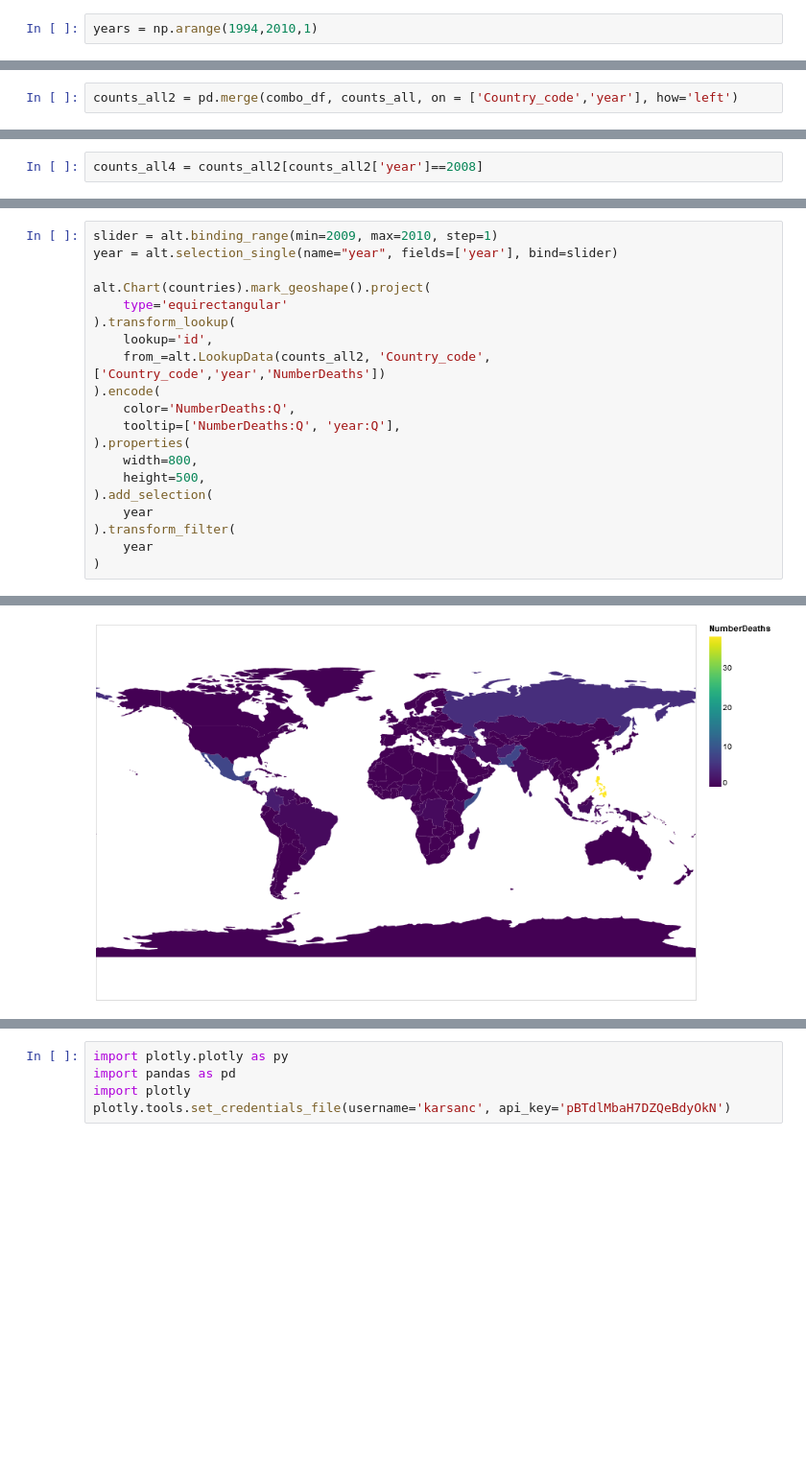
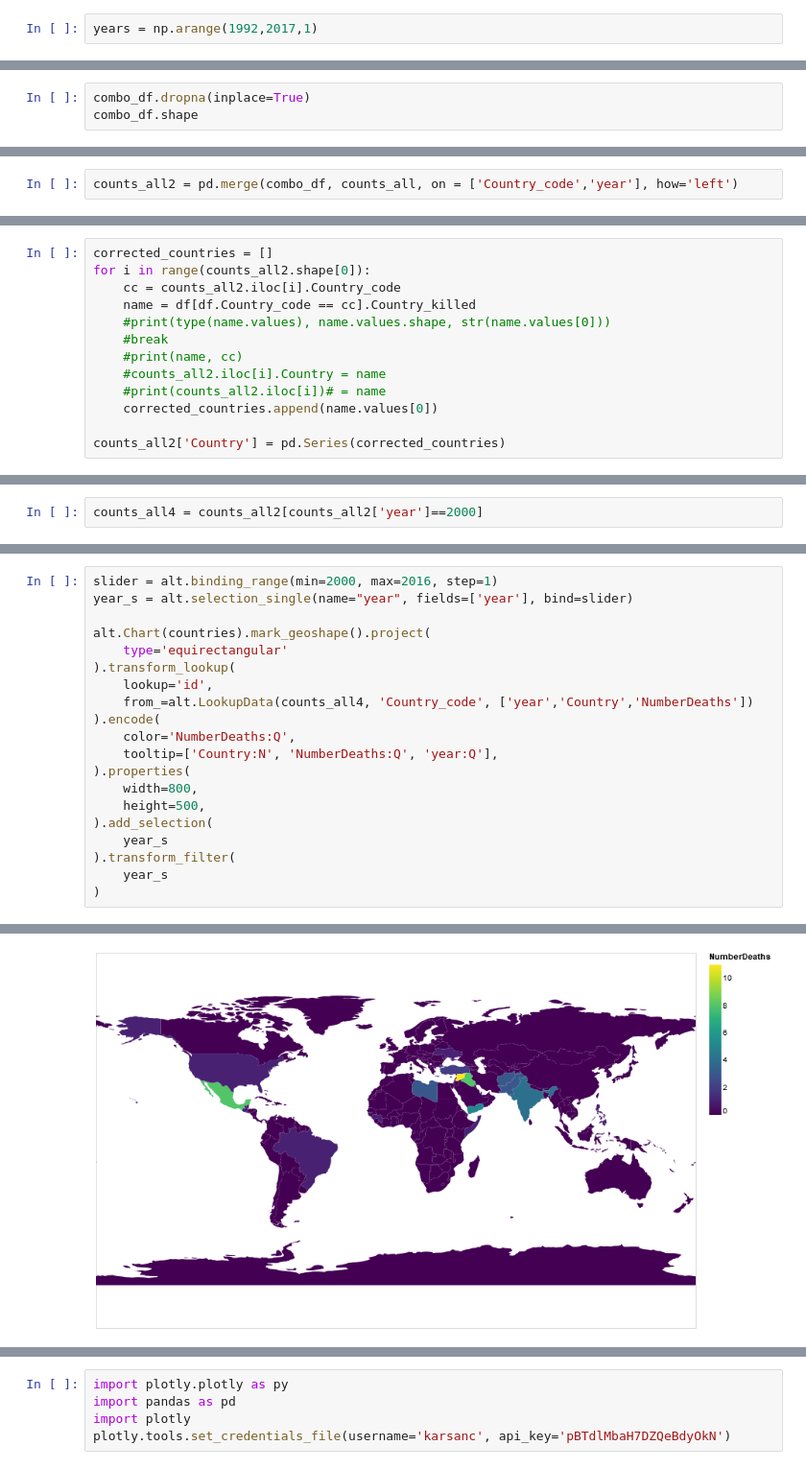
Before and after one commit to seashiva94/data_viz_project, a Jupyter notebook: mapColor.ipynb, the cells around one changed output, grey strips where cells are left out. Shown: that part at 96% size. Drawn from its saved outputs; the diff is of its cells as text; blank space fills up the shorter version.

Commit message:
correct the dataset

```diff
--- a/mapColor.ipynb
+++ b/mapColor.ipynb
@@ -103,5 +103,5 @@ alt.Chart(countries).mark_geoshape().project(
 # %%
-years = np.arange(1994,2010,1)
+years = np.arange(1992,2017,1)
 # %%
 #years = pd.unique(counts_all.year)
 years = pd.DataFrame(years)
@@ -119,0 +137,3 @@ combo_df.head()
+# %%
+combo_df.dropna(inplace=True)
+combo_df.shape
@@ -121,0 +170,13 @@ counts_all2 = pd.merge(combo_df, counts_all, on = ['Country_code','year'], how='
+# %%
+corrected_countries = []
+for i in range(counts_all2.shape[0]):
+    cc = counts_all2.iloc[i].Country_code
+    name = df[df.Country_code == cc].Country_killed
+    #print(type(name.values), name.values.shape, str(name.values[0]))
+    #break
+    #print(name, cc)
+    #counts_all2.iloc[i].Country = name
+    #print(counts_all2.iloc[i])# = name
+    corrected_countries.append(name.values[0])
+
+counts_all2['Country'] = pd.Series(corrected_countries)
@@ -133,2 +203,2 @@ counts_all2 = counts_all2.fillna(0)
 # %%
-counts_all4 = counts_all2[counts_all2['year']==2008]
+counts_all4 = counts_all2[counts_all2['year']==2000]
@@ -137,23 +205,23 @@ counts_all2["year"] = pd.to_numeric(counts_all2["year"])
 # %%
-slider = alt.binding_range(min=2009, max=2010, step=1)
-year = alt.selection_single(name="year", fields=['year'], bind=slider)
+slider = alt.binding_range(min=2000, max=2016, step=1)
+year_s = alt.selection_single(name="year", fields=['year'], bind=slider)
 
 alt.Chart(countries).mark_geoshape().project(
     type='equirectangular'
 ).transform_lookup(
     lookup='id',
-    from_=alt.LookupData(counts_all2, 'Country_code', ['Country_code','year','NumberDeaths'])
+    from_=alt.LookupData(counts_all4, 'Country_code', ['year','Country','NumberDeaths'])
 ).encode(
     color='NumberDeaths:Q',
-    tooltip=['NumberDeaths:Q', 'year:Q'],
+    tooltip=['Country:N', 'NumberDeaths:Q', 'year:Q'],
 ).properties(
     width=800,
     height=500,
 ).add_selection(
-    year
+    year_s
 ).transform_filter(
-    year
+    year_s
 )
 # %% [output]
 <vega.vegalite.VegaLite at 0x...>
-[figure, old version]
+[figure, new version]
```
Also changed, not shown: parts of 20 cells of this notebook.
